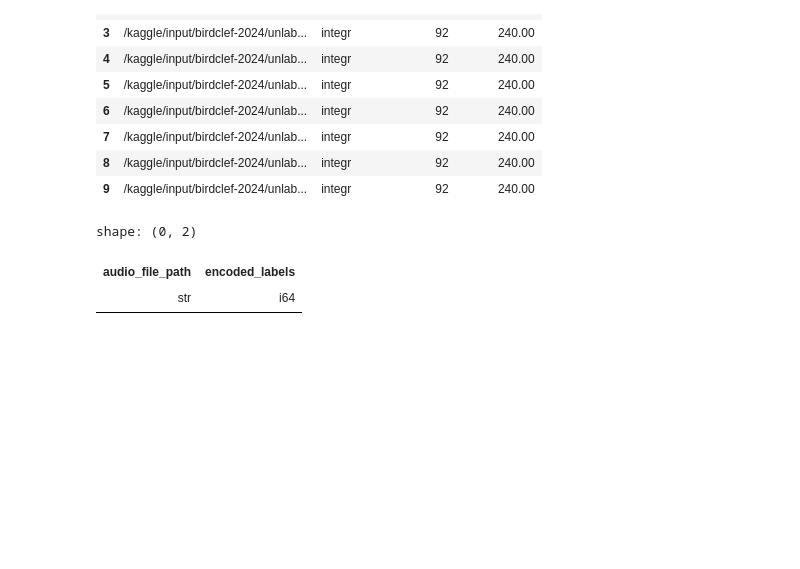
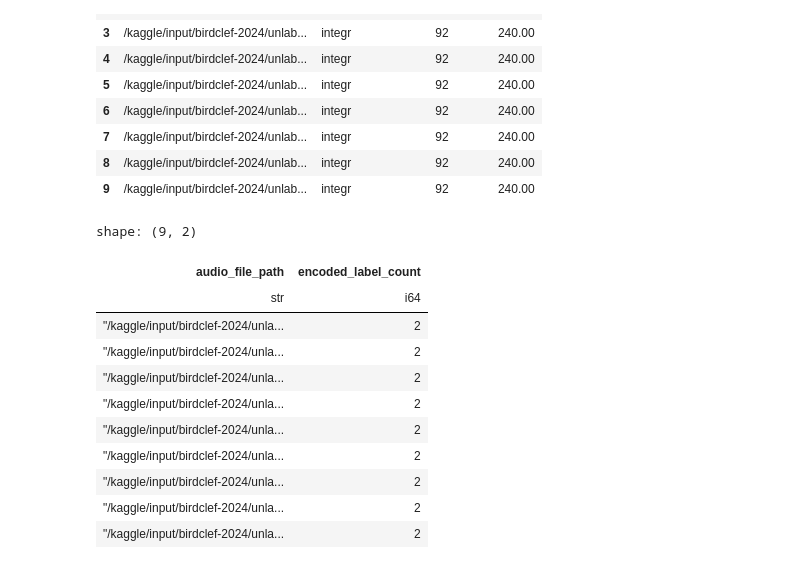
Before and after one commit to sumaniitm/BirdCLEF-2024-kaggle, a Jupyter notebook: labelling-using-kmeans.ipynb, the cells around one changed output. Saved outputs shown, nothing was run; the diff lists cells and outputs as text; code cells hidden in the pictures; blank space fills up the shorter version.

```diff
--- a/labelling-using-kmeans.ipynb
+++ b/labelling-using-kmeans.ipynb
@@ -396,9 +546,20 @@ frame.head(10)
 | 9 | /kaggle/input/birdclef-2024/unlab... | integr | 92 | 240.00 |
 # %%
 ## Test to see if the same file has been put under more than one class
-dd.sql(" select audio_file_path, count(distinct(encoded_label)) as encoded_labels \
-from frame group by audio_file_path having encoded_labels > 1 ").pl()
+pl.Config(fmt_str_lengths=100)
+dd.sql(" select audio_file_path, count(distinct(encoded_label)) as encoded_label_count from frame \
+where audio_file_path in (select audio_file_path \
+from frame group by audio_file_path having count(distinct(encoded_label)) > 1) group by audio_file_path order by 2 desc").pl()
 # %% [output]
-shape: (0, 2)
+shape: (9, 2)
-| audio_file_path | encoded_labels |
+| audio_file_path | encoded_label_count |
 | str | i64 |
+| "/kaggle/input/birdclef-2024/unla... | 2 |
+| "/kaggle/input/birdclef-2024/unla... | 2 |
+| "/kaggle/input/birdclef-2024/unla... | 2 |
+| "/kaggle/input/birdclef-2024/unla... | 2 |
+| "/kaggle/input/birdclef-2024/unla... | 2 |
+| "/kaggle/input/birdclef-2024/unla... | 2 |
+| "/kaggle/input/birdclef-2024/unla... | 2 |
+| "/kaggle/input/birdclef-2024/unla... | 2 |
+| "/kaggle/input/birdclef-2024/unla... | 2 |
```
Also changed, not shown: parts of 19 cells of this notebook.
